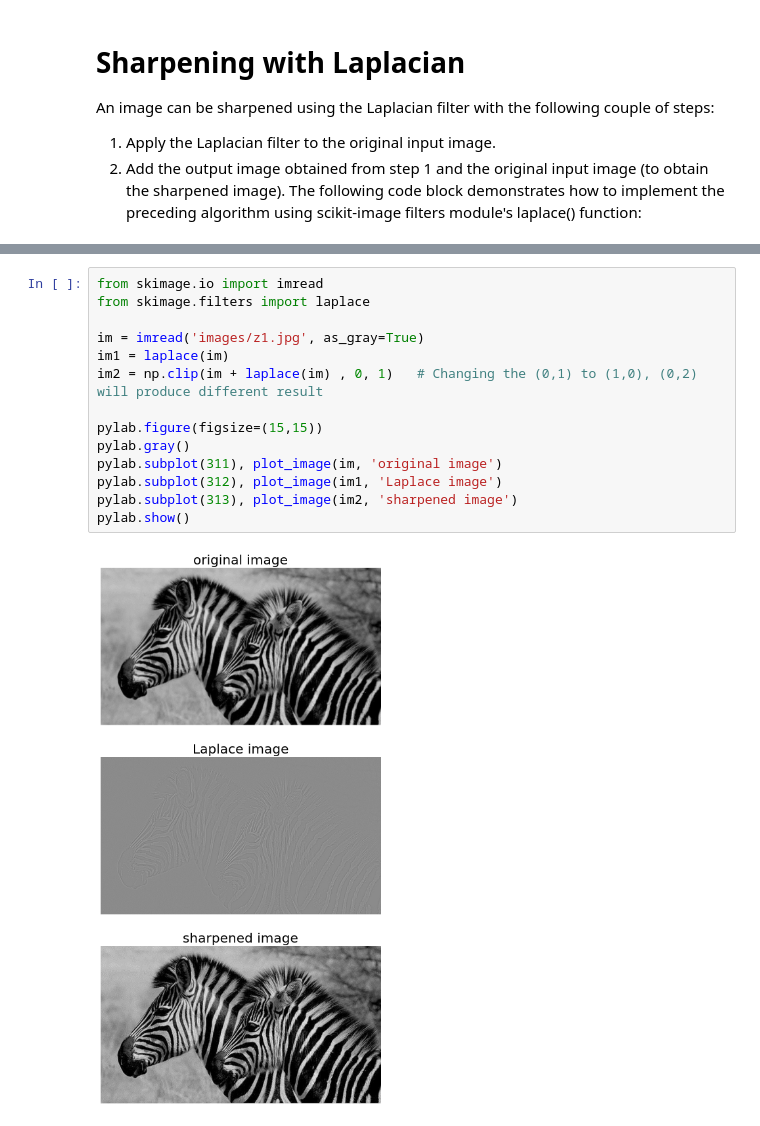
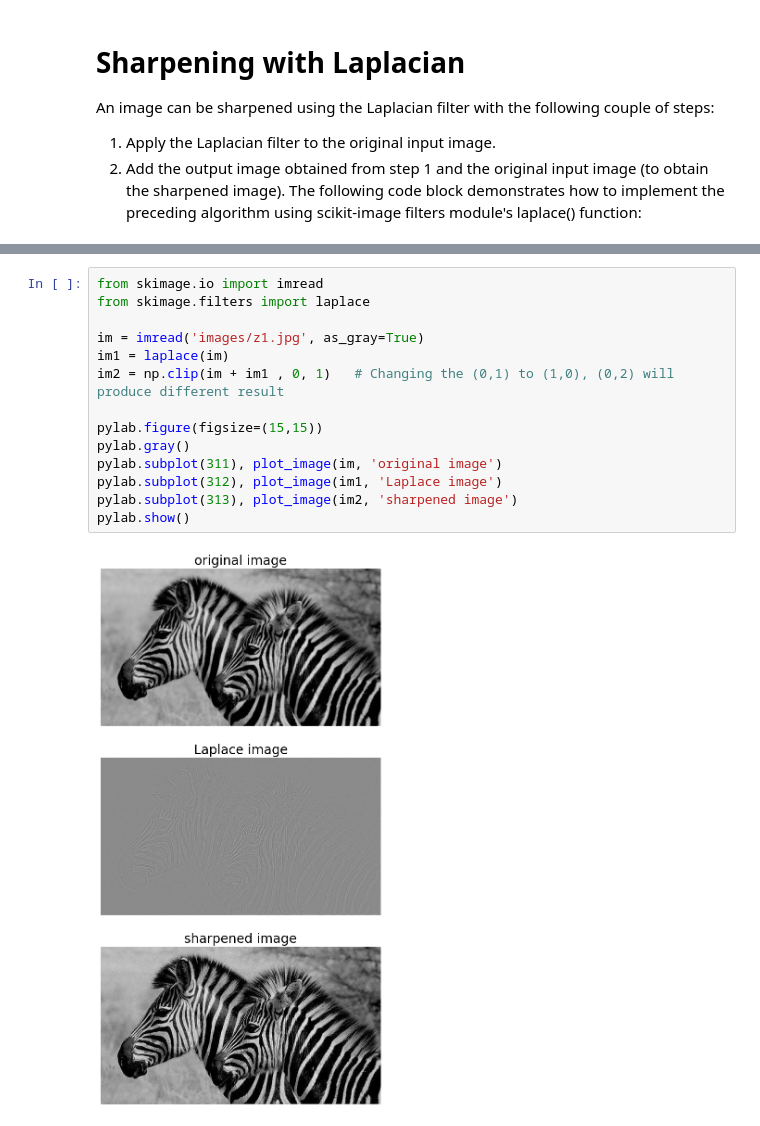
Before and after one commit to Yosef13103/Overcomplicating-IAU, a Jupyter notebook: 4- Third Year (2023-2024)/2nd Term/Image Processing (ARTI404)/Lab/Lab 7 - Laplician/Lab-07.ipynb, the cells around one changed output, grey strips where cells are left out. Drawn from its saved outputs; the diff is of its cells as text.

Commit message:
Image Processing Lab 7

```diff
--- a/4- Third Year (2023-2024)/2nd Term/Image Processing (ARTI404)/Lab/Lab 7 - Laplician/Lab-07.ipynb
+++ b/4- Third Year (2023-2024)/2nd Term/Image Processing (ARTI404)/Lab/Lab 7 - Laplician/Lab-07.ipynb
@@ -100,19 +100,19 @@ pylab.show()
 # %%
 from skimage.io import imread
 from skimage.filters import laplace
 
 im = imread('images/z1.jpg', as_gray=True)
 im1 = laplace(im)
-im2 = np.clip(im + laplace(im) , 0, 1)   # Changing the (0,1) to (1,0), (0,2) will produce different result
+im2 = np.clip(im + im1 , 0, 1)   # Changing the (0,1) to (1,0), (0,2) will produce different result
 
 pylab.figure(figsize=(15,15))
 pylab.gray()
 pylab.subplot(311), plot_image(im, 'original image')
 pylab.subplot(312), plot_image(im1, 'Laplace image')
 pylab.subplot(313), plot_image(im2, 'sharpened image')
 pylab.show()
 # %% [output]
-[figure, old version]
+[figure, new version]
 # %%
 def rgb2gray(im):
     '''
```
Also changed, not shown: parts of 2 cells of this notebook, 1 other file.
